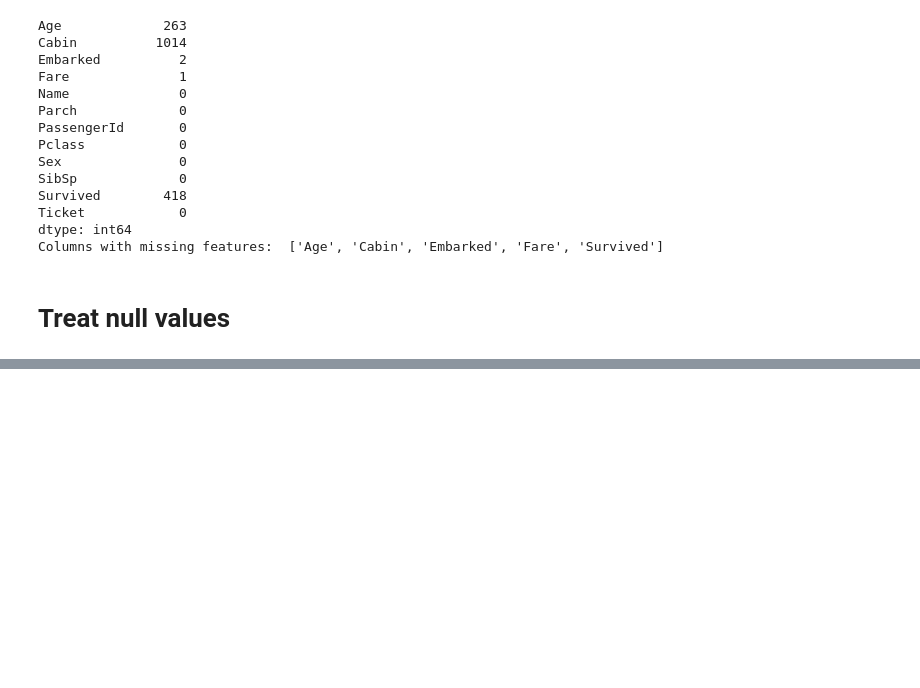
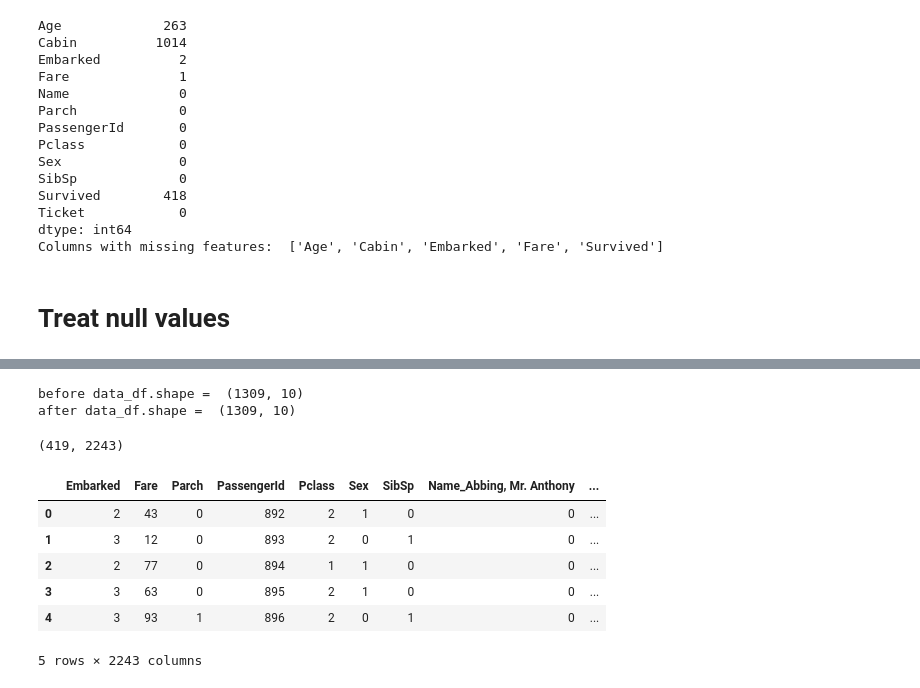
Before and after one commit to JasonShin/titanic-passengers-survivor, a Jupyter notebook: src/Titanic.ipynb, the cells around one changed output, grey strips where cells are left out. Drawn from its saved outputs; the diff is of its cells as text; code cells hidden in the pictures; blank space fills up the shorter version.

```diff
--- a/src/Titanic.ipynb
+++ b/src/Titanic.ipynb
@@ -121,0 +153,40 @@ imputer = sklearn.preprocessing.Imputer()
+# %%
+# categorial features
+cols = ('Embarked', 'Fare', 'Parch', 'Pclass', 'Sex', 'SibSp')
+# shape
+print('before data_df.shape = ', df.shape)
+# apply sklearn.preprocessing.LabelEncoder to each categorical feature
+for c in cols:
+    lbl = sklearn.preprocessing.LabelEncoder()
+    lbl.fit(list(df[c].values))
+    df[c] = lbl.transform(list(df[c].values))
+
+# shape
+print('after data_df.shape = ', df.shape)
+# %% [output]
+before data_df.shape =  (1309, 10)
+after data_df.shape =  (1309, 10)
+# %%
+cols = df.select_dtypes(exclude =[np.number]).columns.values
+df  = pd.get_dummies(df).copy()
+# %%
+train_df = df[: train_df.shape[0]]
+train_df_y = train_df[['Survived']]
+train_df = train_df.drop('Survived', axis=1)
+# %%
+test_df = df[train_df.shape[0]-1:]
+test_df = test_df.drop('Survived', axis=1)
+# %%
+test_df.shape
+# %% [output]
+(419, 2243)
+# %%
+test_df.loc[0:].head()
+# %% [output]
+|  | Embarked | Fare | Parch | PassengerId | Pclass | Sex | SibSp | Name_Abbing, Mr. Anthony | ... |
+| 0 | 2 | 43 | 0 | 892 | 2 | 1 | 0 | 0 | ... |
+| 1 | 3 | 12 | 0 | 893 | 2 | 0 | 1 | 0 | ... |
+| 2 | 2 | 77 | 0 | 894 | 1 | 1 | 0 | 0 | ... |
+| 3 | 3 | 63 | 0 | 895 | 2 | 1 | 0 | 0 | ... |
+| 4 | 3 | 93 | 1 | 896 | 2 | 0 | 1 | 0 | ... |
+5 rows × 2243 columns
```
Also changed, not shown: parts of 5 cells of this notebook, 1 other file.
